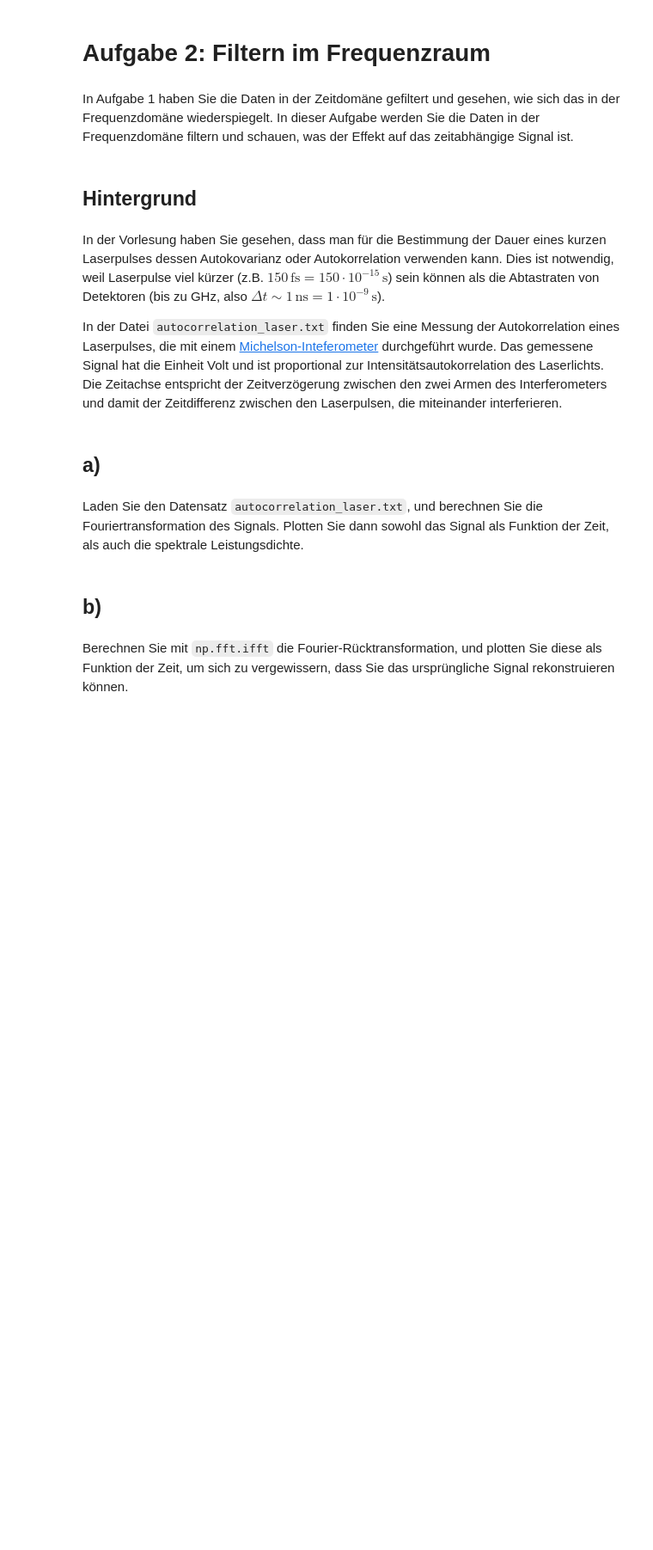
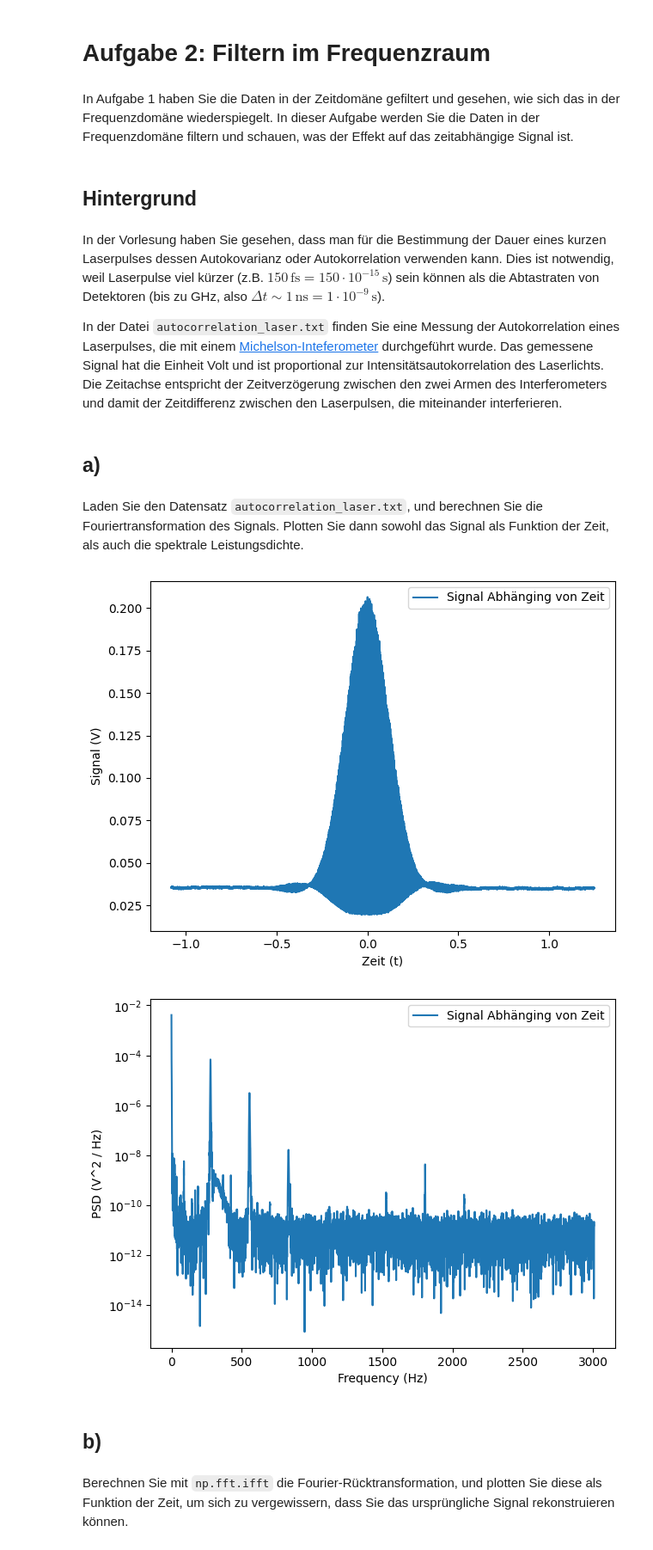
Before and after one commit to LucasWinter73/ETH-Data-Analysis, a Jupyter notebook: Jupiter notebooks/Ex07/Filtern.ipynb, the cells around one changed output. Shown at 86% size. Drawn from its saved outputs; the diff is of its cells as text; code cells hidden in the pictures; blank space fills up the shorter version.

```diff
--- a/Jupiter notebooks/Ex07/Filtern.ipynb
+++ b/Jupiter notebooks/Ex07/Filtern.ipynb
@@ -79,6 +79,17 @@ def plot_histogram(data, bins=10, bin_width=0.96, show_mean=False, show_std=Fals
 
     ax.legend()
     return ax
+
+def compute_psd(signal, t, return_spectrum=False):
+    dt = t[1] - t[0]
+    N = len(t)
+    frequency = fftfreq(N, d=dt)
+    spectrum = fft(signal)
+    psd = dt / N * np.abs(spectrum) ** 2
+    mask = frequency >= 0
+    if return_spectrum:
+        return frequency[mask], psd[mask], spectrum
+    return frequency[mask], psd[mask]
 # %% [markdown]
 # Aufgabe 1: Glätten mit gleitendem Mittelwert
 # %% [markdown]
@@ -119,6 +210,29 @@ In der Datei `autocorrelation_laser.txt` finden Sie eine Messung der Autokorrela
 ## a)
 # %% [markdown]
 Laden Sie den Datensatz `autocorrelation_laser.txt`, und berechnen Sie die Fouriertransformation des Signals. Plotten Sie dann sowohl das Signal als Funktion der Zeit, als auch die spektrale Leistungsdichte.
+# %%
+data = np.loadtxt('autocorrelation_laser.txt', skiprows=2, delimiter=' ')
+t = data[:, 0]
+signal = data[:, 1]
+
+freq, psd = compute_psd(signal, t)
+
+
+plot_plot(
+    (t, signal, 'Signal Abhänging von Zeit'),
+    xlabel='Zeit (t)',
+    ylabel='Signal (V)'
+)
+
+plot_plot(
+    (freq, psd, 'Signal Abhänging von Zeit'),
+    xlabel='Frequency (Hz)',
+    ylabel='PSD (V^2 / Hz)',
+    scale='logy'
+)
+# %% [output]
+[figure, added]
+[figure, added]
 # %% [markdown]
 ## b)
 # %% [markdown]
```
Also changed, not shown: parts of 7 cells of this notebook.
